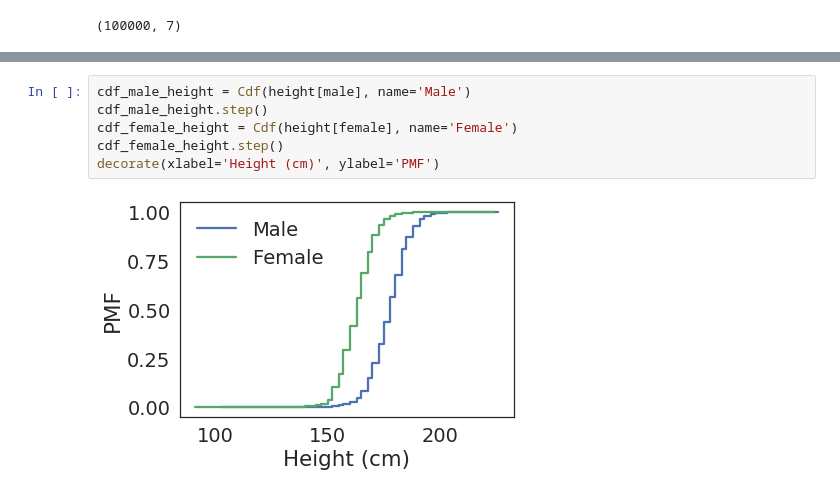
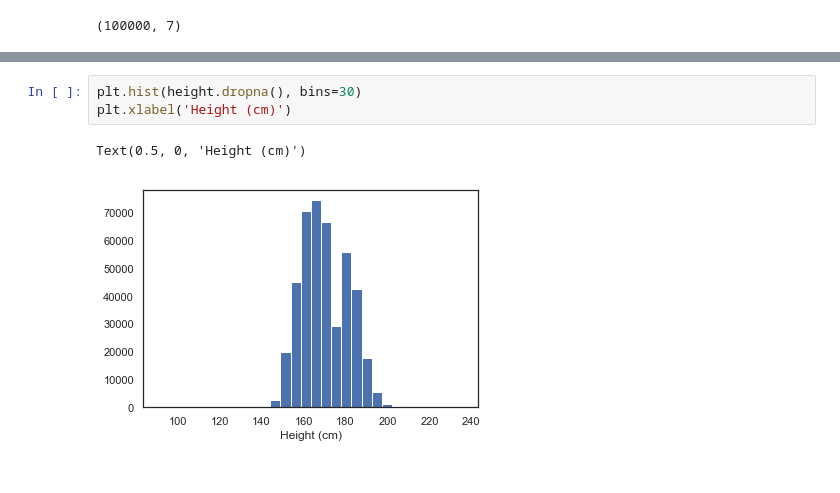
Before and after one commit to AllenDowney/ExploratoryDataAnalysis, a Jupyter notebook: eda_chap3.ipynb, the cells around one changed output, grey strips where cells are left out. Saved outputs shown, nothing was run; the diff lists cells and outputs as text.

```diff
--- a/eda_chap3.ipynb
+++ b/eda_chap3.ipynb
@@ -692,8 +376,6 @@ decorate(xlabel='Height (cm)', ylabel='PMF')
-# %%
-cdf_male_height = Cdf(height[male], name='Male')
-cdf_male_height.step()
-cdf_female_height = Cdf(height[female], name='Female')
-cdf_female_height.step()
-decorate(xlabel='Height (cm)', ylabel='PMF')
-# %% [output]
-[figure, removed]
+# %%
+plt.hist(height.dropna(), bins=30)
+plt.xlabel('Height (cm)')
+# %% [output]
+Text(0.5, 0, 'Height (cm)')
+[figure, added]
```
Also changed, not shown: parts of 71 cells of this notebook.
